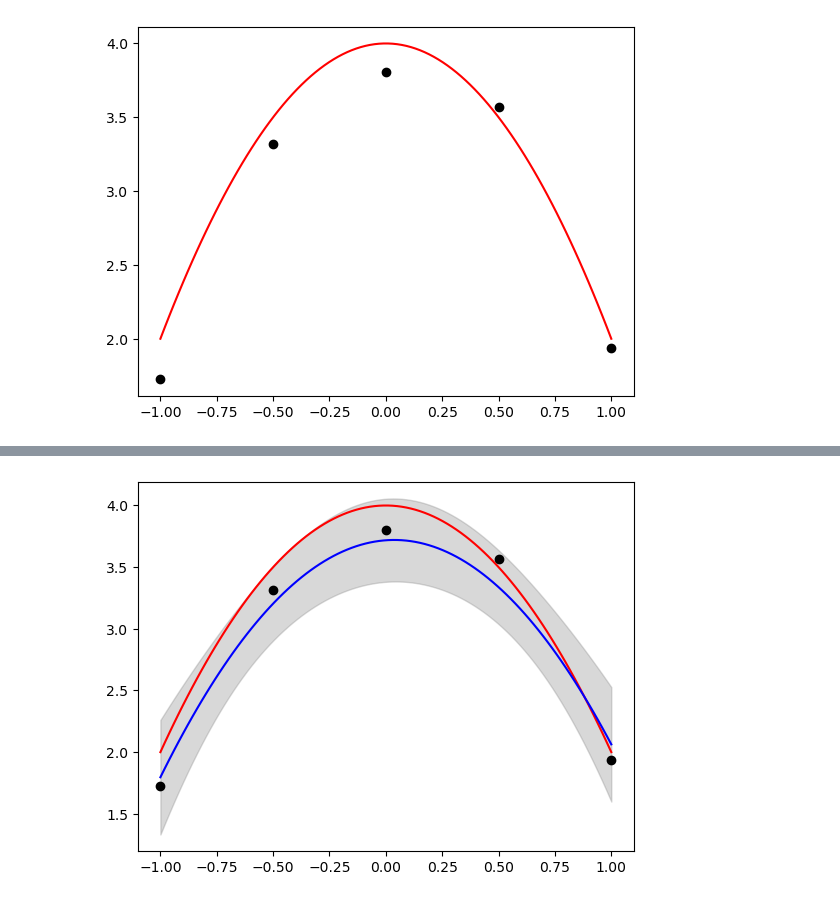
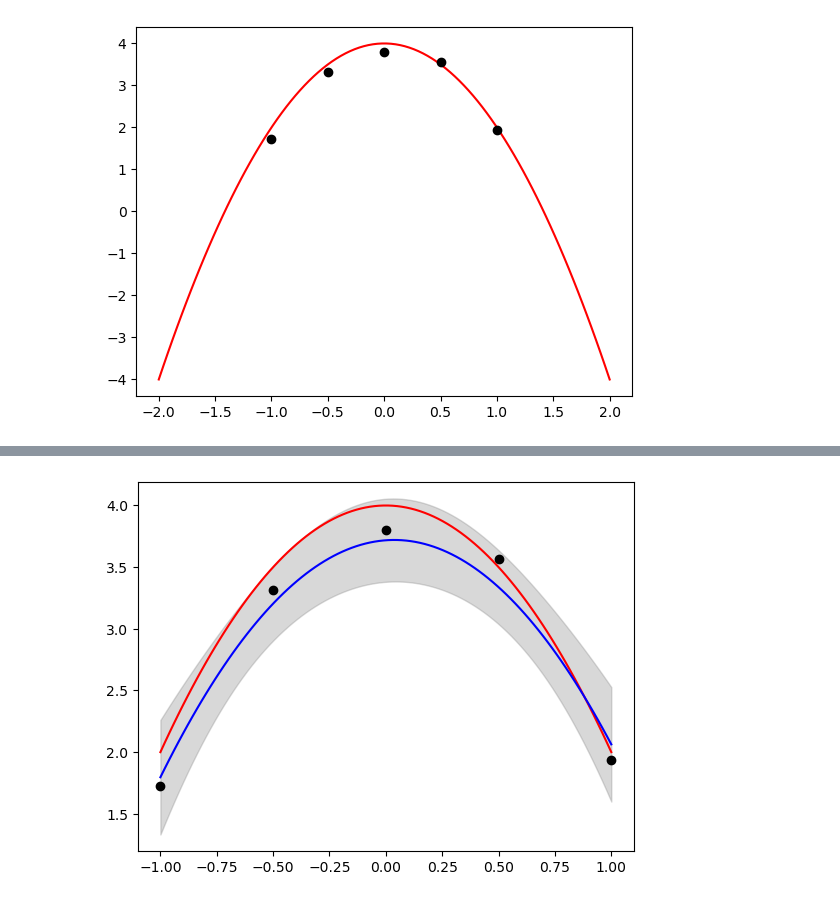
Before and after one commit to arob5/test-code, a Jupyter notebook: PyMC_tests/pymc_gp_tests.ipynb, the cells around one changed output, grey strips where cells are left out. Cells and saved outputs as stored; diff of their text form; code cells hidden in the pictures.

Commit message:
Added function to scale inputs and generate test extrapolation points.

```diff
--- a/PyMC_tests/pymc_gp_tests.ipynb
+++ b/PyMC_tests/pymc_gp_tests.ipynb
@@ -11,32 +12,32 @@ rng = np.random.default_rng(RANDOM_SEED)
 
 # True function.
 g = lambda x : 4 - 2*np.power(x,2)
 
 sig = 0.25
 n_design = 5
 n_test = 100
 X_design = np.linspace(-1, 1, num=n_design)[:, None]
-X_test = np.linspace(-1, 1, num=n_test)[:, None]
+X_test = np.linspace(-2, 2, num=n_test)[:, None]
 g_test = g(X_test)
 y_design = g(X_design)[:,0] + rng.normal(loc=0, scale=sig, size=n_design)
 
 plt.plot(X_test, g_test, "r")
 plt.plot(X_design, y_design, "ko")
 plt.show()
 
 # sig = 0.25
 # par_true = 1.0
 # n_obs = 10
 # time_steps = np.linspace(start=0, stop=10, num=400)
 # time_steps_obs = np.linspace(start=0, stop=10, num=n_obs)
 # g_dense = lambda u : u * np.cos(np.pi*time_steps/2)
 # g = lambda u : u * np.cos(np.pi*time_steps_obs/2)
 # g_true_dense = g_dense(par_true)
 # g_true = g(par_true)
 # y = g_true + rng.normal(loc=0, scale=sig, size=n_obs)
 
 # plt.plot(time_steps, g_true_dense)
 # plt.plot(time_steps_obs, y, "ro")
 # plt.show()
 # %% [output]
-[figure, old version]
+[figure, new version]
```
Also changed, not shown: parts of 18 cells of this notebook, 4 other files.
